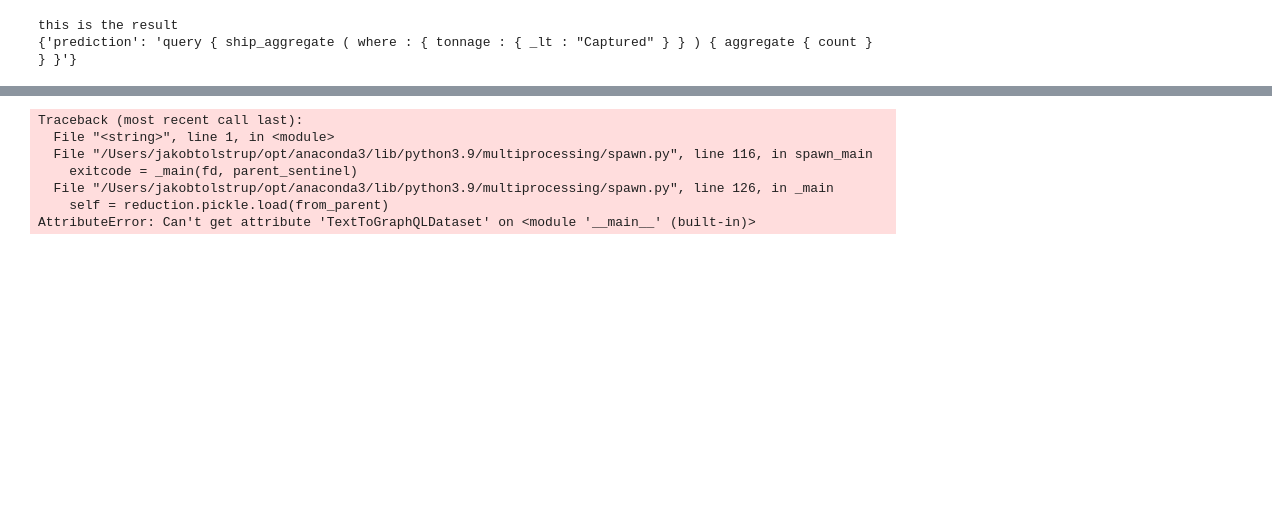
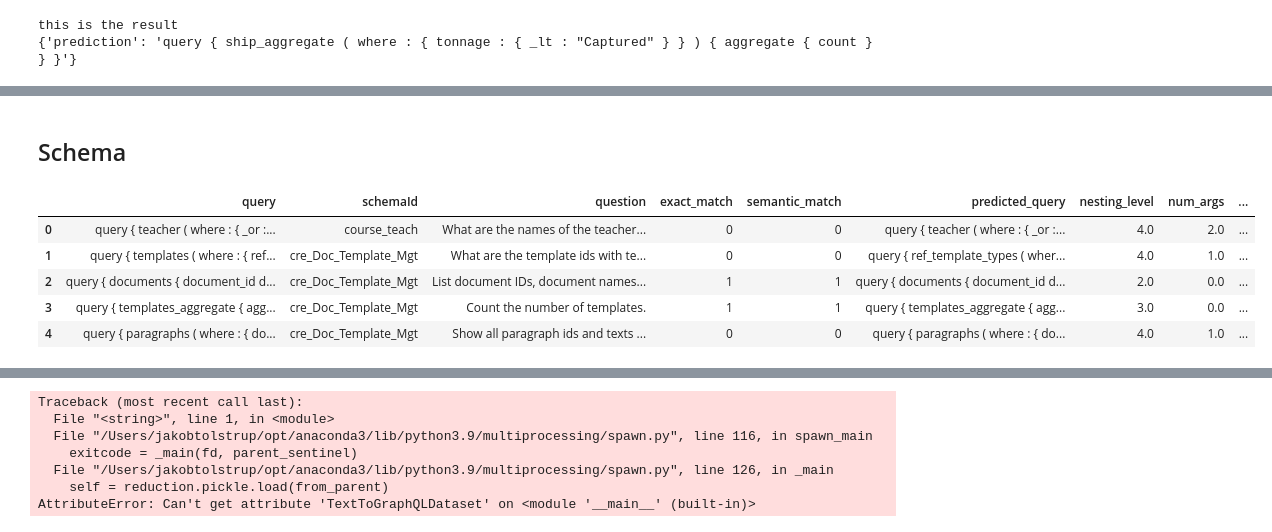
Before and after one commit to Dybton/T5, a Jupyter notebook: T5_SP2.ipynb, the cells around one changed output, grey strips where cells are left out. Drawn from its saved outputs; the diff is of its cells as text; code cells hidden in the pictures; blank space fills up the shorter version.

```diff
--- a/T5_SP2.ipynb
+++ b/T5_SP2.ipynb
@@ -693,21 +696,3 @@ def predict(prompt, schemaId):
     hyps = [system.tokenizer.decode(g, skip_special_tokens=True, clean_up_tokenization_spaces=False) for g in generated_ids]
     dict_res = {"prediction": hyps[0]}
     return dict_res
-# %%
-pd.set_option('display.max_columns', None)  # Show all columns
-pd.set_option('display.expand_frame_repr', False)  # Prevent wrapping to next line
-pd.set_option('display.max_colwidth', None)  # Show the full content of each cell
-
-import pandas as pd
-
-#Create a datafame called test_df from semantic_matching_queries.csv
-
-test_df = pd.read_csv('semantic_match_test_queries.csv')
-
-test_df.head()
-
-# for every row in the dataframe call are_queries_semantically_same with queries and queries_shifted_order. Create a new column called result and set it to the result of the function call
-
-test_df['result'] = test_df.apply(lambda row: are_queries_semantically_same(row['queries'], row['queries_shifted_order']), axis=1)
-
-test_df
@@ -869,0 +1223,36 @@ dev_df.to_csv('dev_df_with_results.csv')
+# %% [markdown]
+## Schema
+# %%
+import os
+import pandas as pd
+
+def add_schema_info(df):
+    schemas_folder = 'SPEGQL-dataset/Schemas'
+    schema_folders = sorted(os.listdir(schemas_folder), key=lambda x: os.path.getmtime(os.path.join(schemas_folder, x)))
+
+    for schema_folder in schema_folders:
+        if os.path.isdir(os.path.join(schemas_folder, schema_folder)):
+            with open(os.path.join(schemas_folder, schema_folder, 'schema.json'), 'r') as schema_file:
+                schema_length = sum(1 for line in schema_file)
+
+            new_row = pd.DataFrame({'schemaId': [schema_folder], 'schema_length': [schema_length]})
+            df = pd.concat([df, new_row], ignore_index=True)
+
+    return df
+
+# Create an empty DataFrame with the specified columns
+data = {'schemaId': [], 'schema_length': []}
+
+# add schema info to the dataframe
+dev_df_2percent = add_schema_info(dev_df_2percent)
+
+# How many semantic_match is nan?
+
+dev_df_2percent.head()
+# %% [output]
+|  | query | schemaId | question | exact_match | semantic_match | predicted_query | nesting_level | num_args | ... |
+| 0 | query { teacher ( where : { _or :... | course_teach | What are the names of the teacher... | 0 | 0 | query { teacher ( where : { _or :... | 4.0 | 2.0 | ... |
+| 1 | query { templates ( where : { ref... | cre_Doc_Template_Mgt | What are the template ids with te... | 0 | 0 | query { ref_template_types ( wher... | 4.0 | 1.0 | ... |
+| 2 | query { documents { document_id d... | cre_Doc_Template_Mgt | List document IDs, document names... | 1 | 1 | query { documents { document_id d... | 2.0 | 0.0 | ... |
+| 3 | query { templates_aggregate { agg... | cre_Doc_Template_Mgt | Count the number of templates. | 1 | 1 | query { templates_aggregate { agg... | 3.0 | 0.0 | ... |
+| 4 | query { paragraphs ( where : { do... | cre_Doc_Template_Mgt | Show all paragraph ids and texts ... | 0 | 0 | query { paragraphs ( where : { do... | 4.0 | 1.0 | ... |
```
Also changed, not shown: parts of 25 cells of this notebook.
